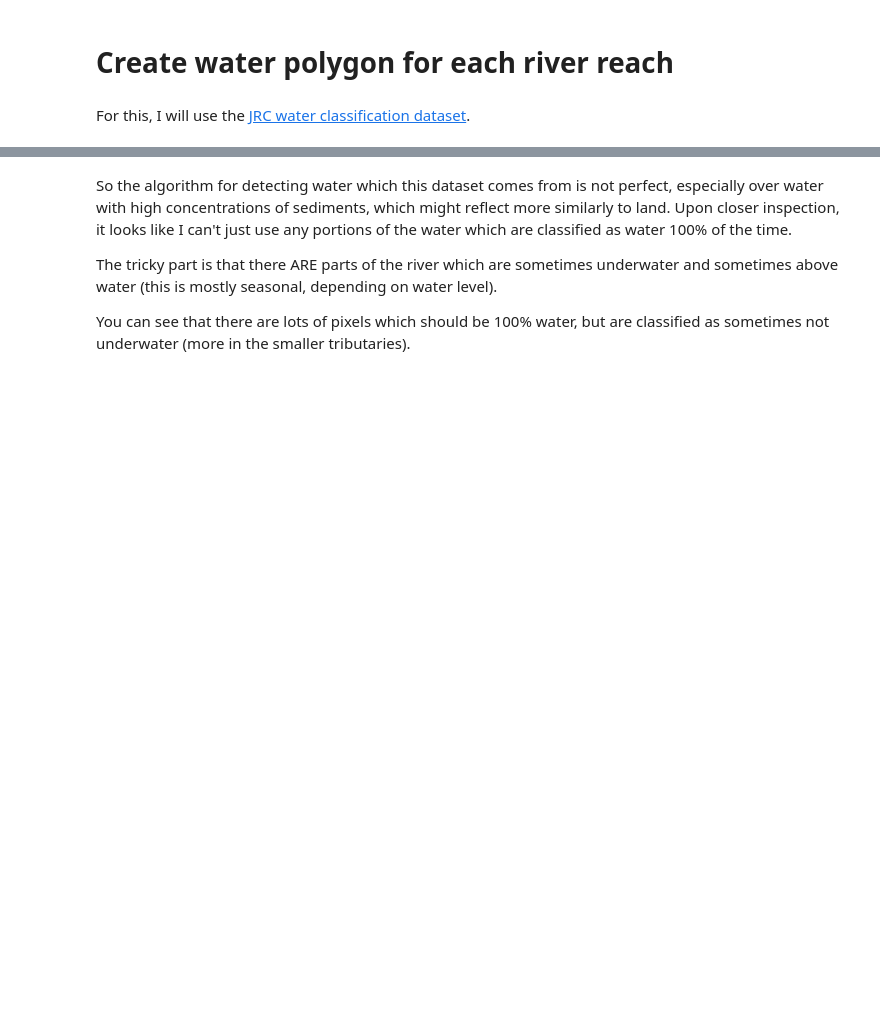
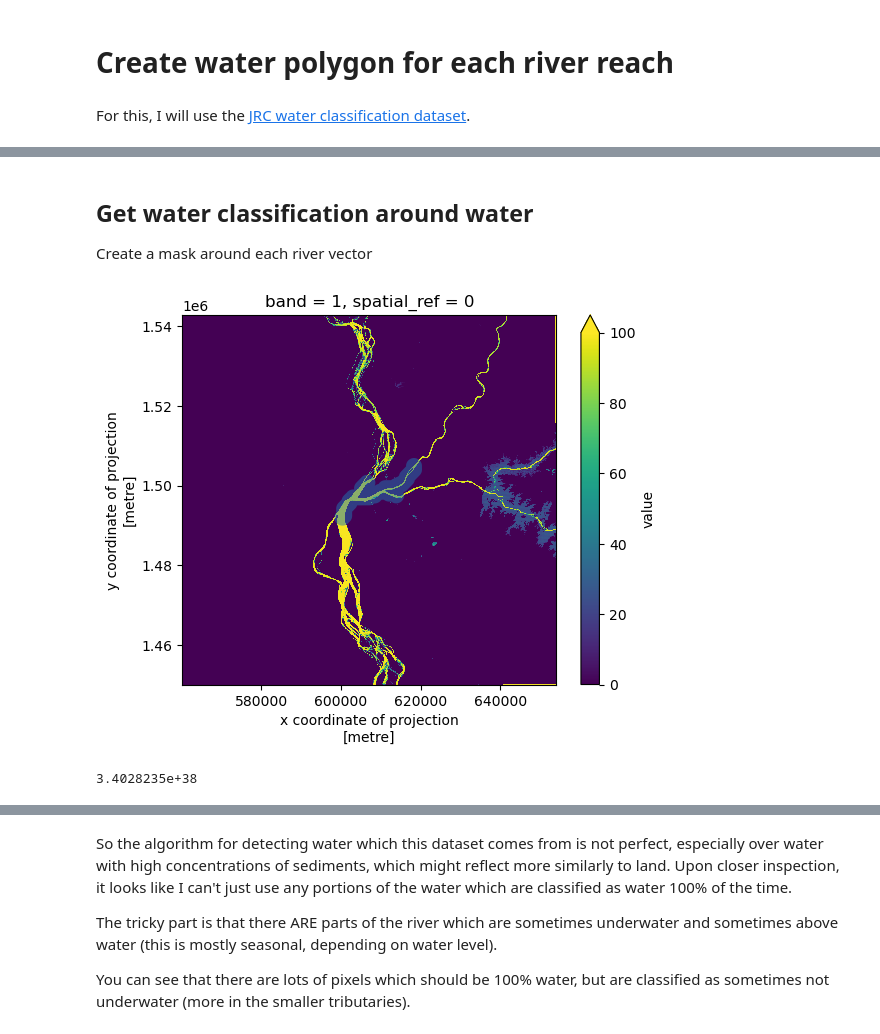
Before and after one commit to UW-GDA/mekong-water-quality, a Jupyter notebook: 01_river_reach_masks.ipynb, the cells around one changed output, grey strips where cells are left out. Drawn from its saved outputs; the diff is of its cells as text; code cells hidden in the pictures; blank space fills up the shorter version.

```diff
--- a/01_river_reach_masks.ipynb
+++ b/01_river_reach_masks.ipynb
@@ -170,0 +324,16 @@ river_ma, river_ma_transform  = rio.mask.mask(water_src, buff['geometry'], **rio
+# %% [markdown]
+## Get water classification around water
+
+Create a mask around each river vector
+# %%
+# create 2km mask around each river vector
+buff = gpd.GeoDataFrame(geometry=gpd.GeoSeries(reaches['geometry'].buffer(2000).unary_union))
+fig, ax = plt.subplots()
+water_proj.plot.imshow(ax=ax, vmin=0,vmax=100, interpolation='none')
+buff.plot(ax=ax, alpha = 0.5, zorder=100);
+# %% [output]
+[figure, added]
+# %%
+water_buff.rio.nodata
+# %% [output]
+3.4028235e+38
```
Also changed, not shown: parts of 46 cells of this notebook.
